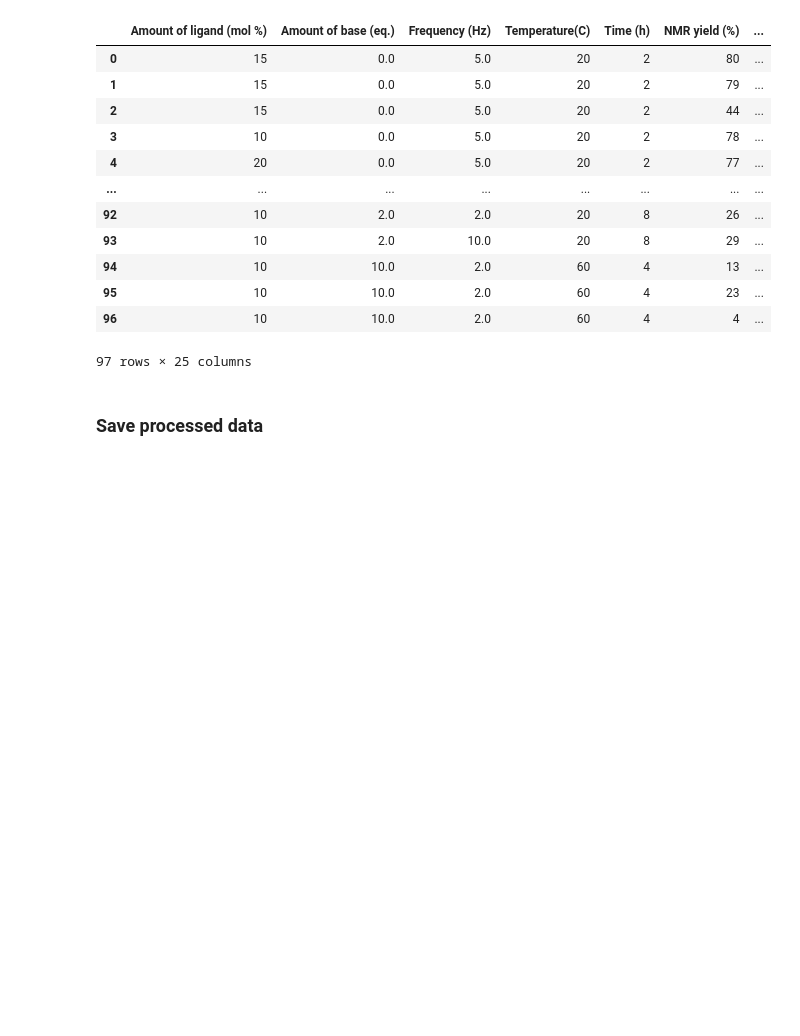
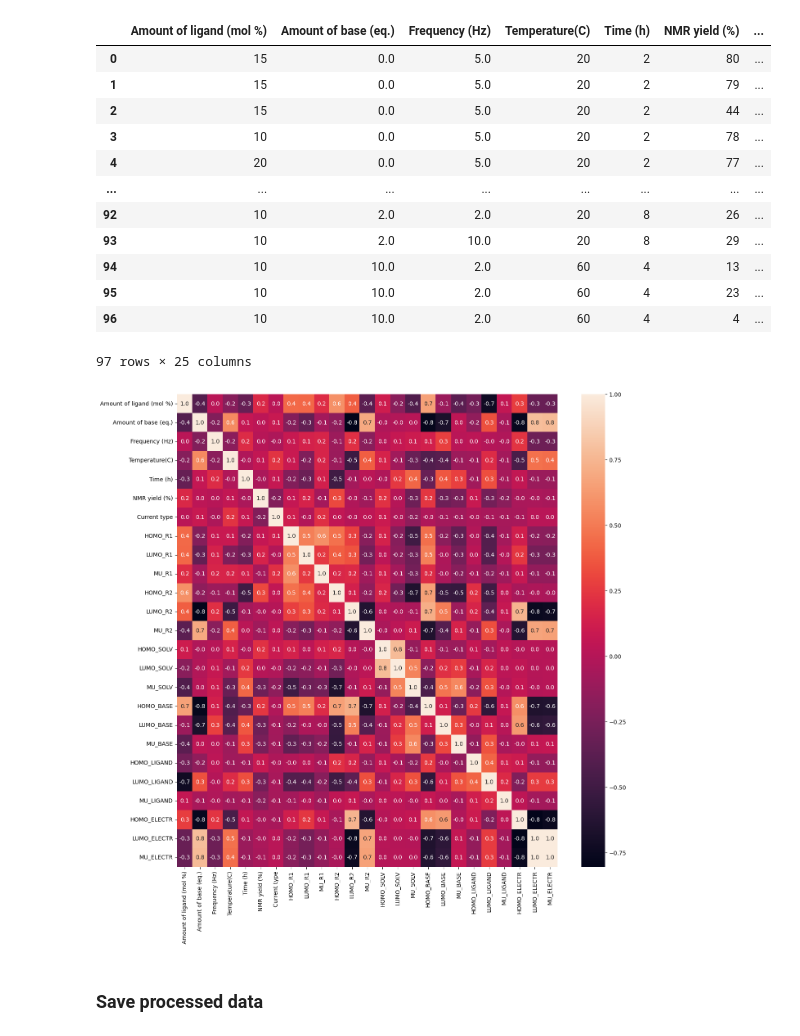
Before and after one commit to marya-ru/electrocatalysis, a Jupyter notebook: notebooks/train_models.ipynb, the cells around one changed output. Saved outputs shown, nothing was run; the diff lists cells and outputs as text; code cells hidden in the pictures; blank space fills up the shorter version.

Commit message:
update reports

```diff
--- a/notebooks/train_models.ipynb
+++ b/notebooks/train_models.ipynb
@@ -184,6 +186,12 @@ df_le
 | 95 | 10 | 10.0 | 2.0 | 60 | 4 | 23 | ... |
 | 96 | 10 | 10.0 | 2.0 | 60 | 4 | 4 | ... |
 97 rows × 25 columns
+# %%
+fig, ax = plt.subplots(figsize=(15,15))
+ax = sns.heatmap(df_le.corr(), annot=True, fmt=".1f")
+fig.savefig('../reports/Heatmap.svg', format='svg', dpi=1200)
+# %% [output]
+[figure, added]
 # %% [markdown]
 ### **Save processed data**
 # %%
```
Also changed, not shown: parts of 16 cells of this notebook, 8 other files.
